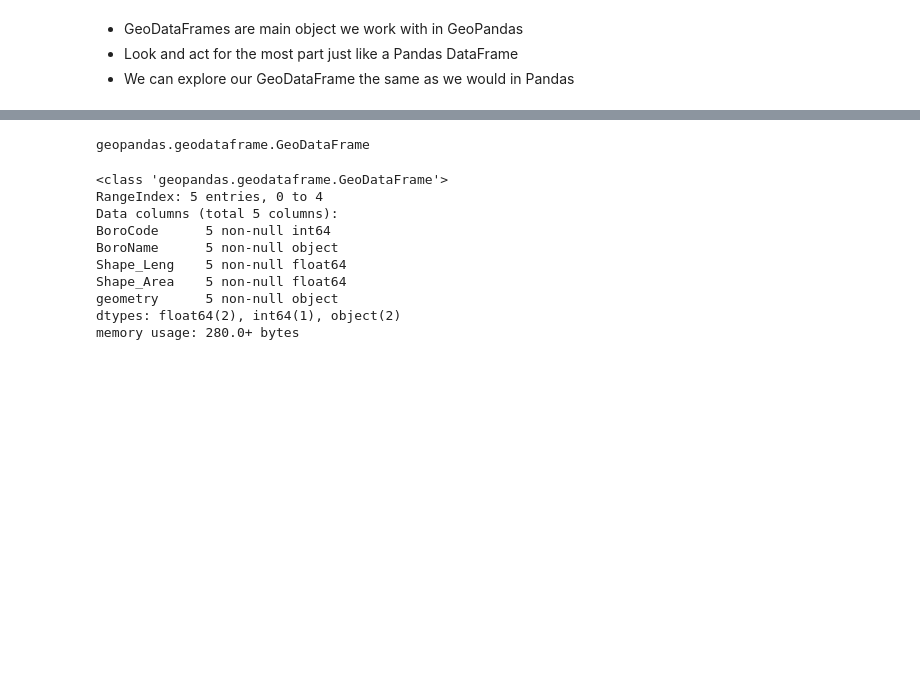
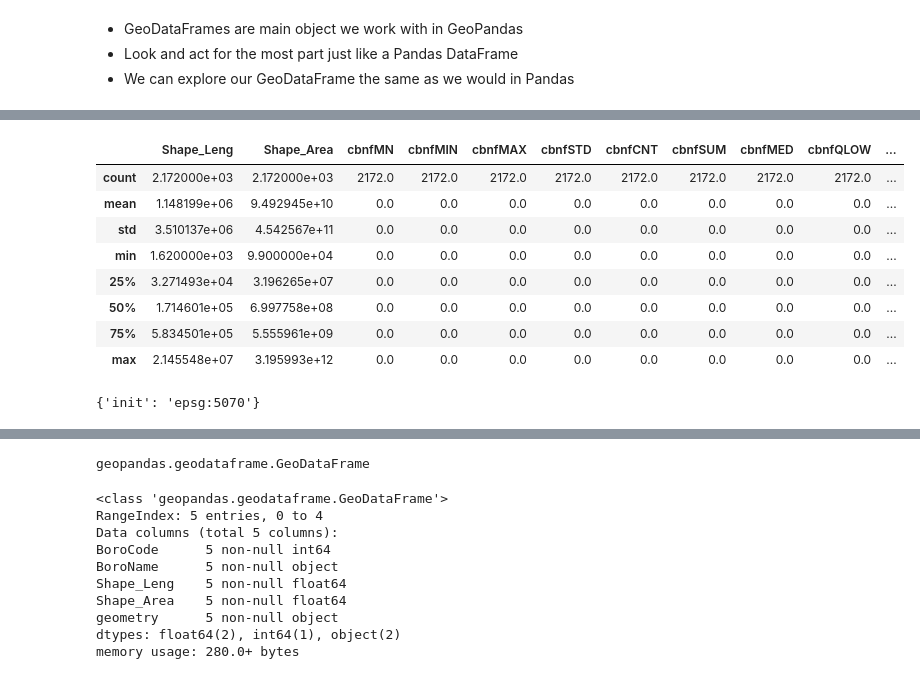
Before and after one commit to mhweber/GIS_Workgroup2019, a Jupyter notebook: Marc_GIS_Workgroup_2019.ipynb, the cells around one changed output, grey strips where cells are left out. Cells and saved outputs as stored; diff of their text form; code cells hidden in the pictures; blank space fills up the shorter version.

```diff
--- a/Marc_GIS_Workgroup_2019.ipynb
+++ b/Marc_GIS_Workgroup_2019.ipynb
@@ -52,0 +65,16 @@ df.plot(figsize=(9, 9), alpha=0.5, edgecolor='#33FF33',linewidth=3)
+# %%
+wshds.describe()
+# %% [output]
+|  | Shape_Leng | Shape_Area | cbnfMN | cbnfMIN | cbnfMAX | cbnfSTD | cbnfCNT | cbnfSUM | cbnfMED | cbnfQLOW | ... |
+| count | 2.172000e+03 | 2.172000e+03 | 2172.0 | 2172.0 | 2172.0 | 2172.0 | 2172.0 | 2172.0 | 2172.0 | 2172.0 | ... |
+| mean | 1.148199e+06 | 9.492945e+10 | 0.0 | 0.0 | 0.0 | 0.0 | 0.0 | 0.0 | 0.0 | 0.0 | ... |
+| std | 3.510137e+06 | 4.542567e+11 | 0.0 | 0.0 | 0.0 | 0.0 | 0.0 | 0.0 | 0.0 | 0.0 | ... |
+| min | 1.620000e+03 | 9.900000e+04 | 0.0 | 0.0 | 0.0 | 0.0 | 0.0 | 0.0 | 0.0 | 0.0 | ... |
+| 25% | 3.271493e+04 | 3.196265e+07 | 0.0 | 0.0 | 0.0 | 0.0 | 0.0 | 0.0 | 0.0 | 0.0 | ... |
+| 50% | 1.714601e+05 | 6.997758e+08 | 0.0 | 0.0 | 0.0 | 0.0 | 0.0 | 0.0 | 0.0 | 0.0 | ... |
+| 75% | 5.834501e+05 | 5.555961e+09 | 0.0 | 0.0 | 0.0 | 0.0 | 0.0 | 0.0 | 0.0 | 0.0 | ... |
+| max | 2.145548e+07 | 3.195993e+12 | 0.0 | 0.0 | 0.0 | 0.0 | 0.0 | 0.0 | 0.0 | 0.0 | ... |
+# %%
+print(wshds.crs)
+# %% [output]
+{'init': 'epsg:5070'}
```
Also changed, not shown: parts of 15 cells of this notebook.
